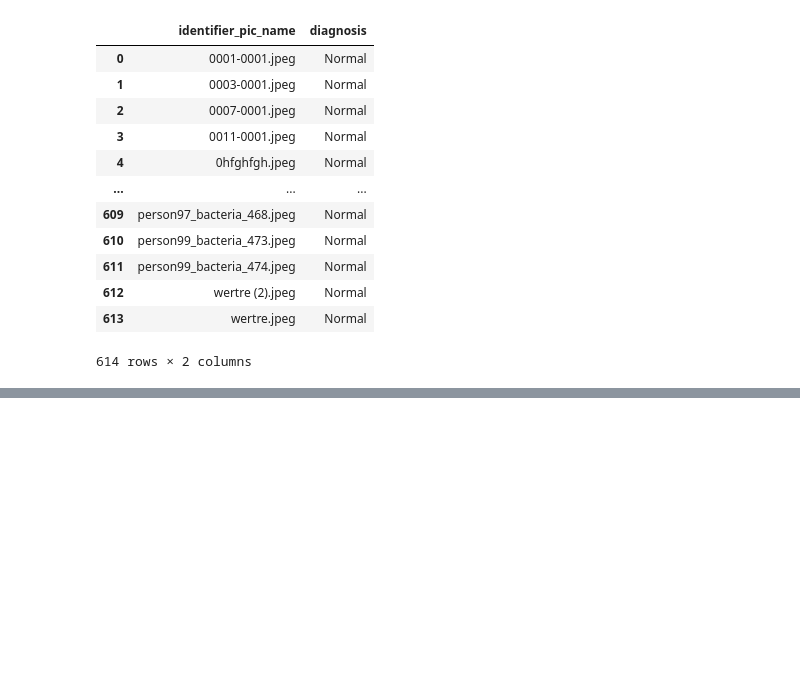
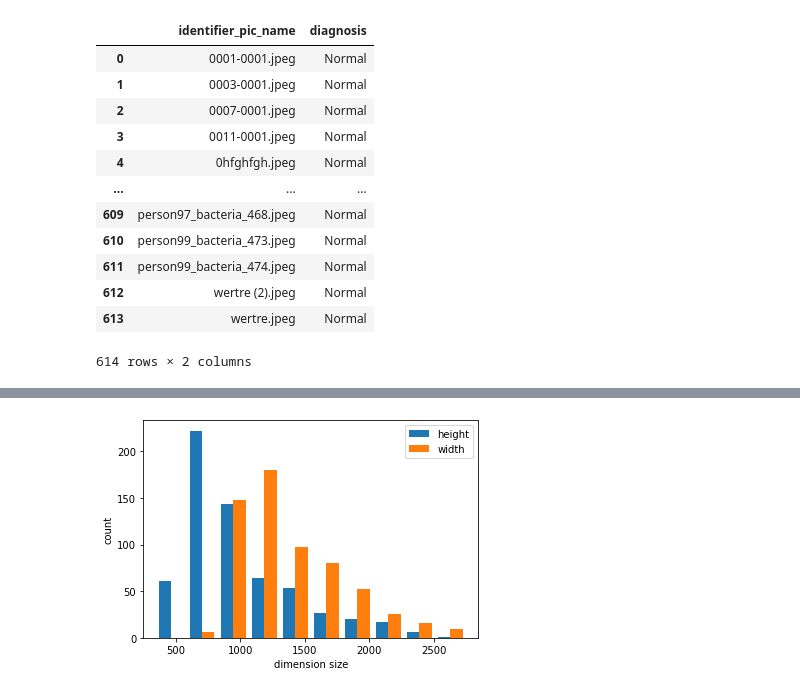
Before and after one commit to drcandacemakedamoore/cleanX, a Jupyter notebook: workflow_demo/cleanX_run_example.ipynb, the cells around one changed output, grey strips where cells are left out. Saved outputs shown, nothing was run; the diff lists cells and outputs as text; code cells hidden in the pictures; blank space fills up the shorter version.

```diff
--- a/workflow_demo/cleanX_run_example.ipynb
+++ b/workflow_demo/cleanX_run_example.ipynb
@@ -312,3 +326,9 @@ df_unbias
 | 612 | wertre (2).jpeg | Normal |
 | 613 | wertre.jpeg | Normal |
 614 rows × 2 columns
+# %%
+# OK, now let's assume we have a good train and test set, and start some exploratory data analysis
+# we want to do it on the real images, not the frames so first we will crop
+target_directory = 'D:/resized_to_same_size2'
+cx.crop_them_all(image_directory, target_directory)
+deflep = cx.dimensions_to_df(target_directory)
@@ -314,0 +355,4 @@ df_unbias
+# %%
+epa_dimensions = cx.dimensions_to_histo(target_directory)
+# %% [output]
+[figure, added]
```
Also changed, not shown: parts of 12 cells of this notebook.
